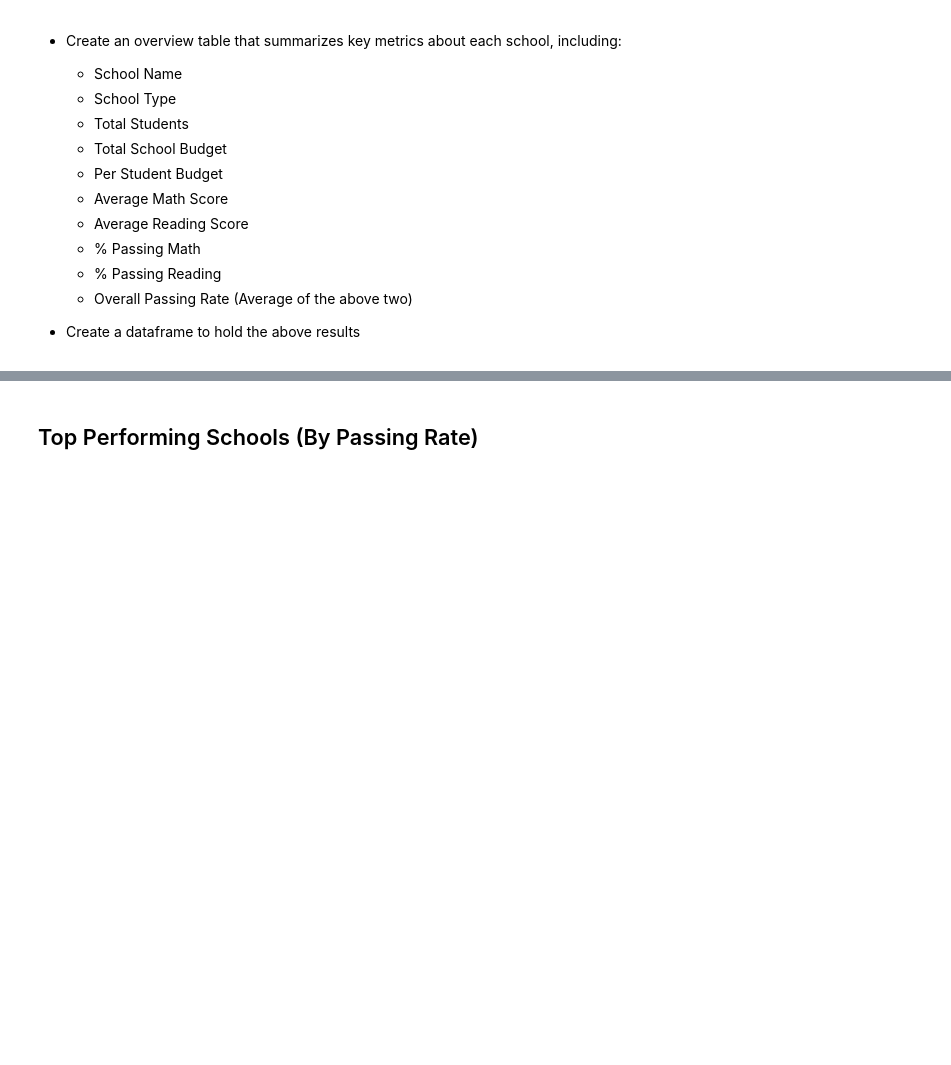
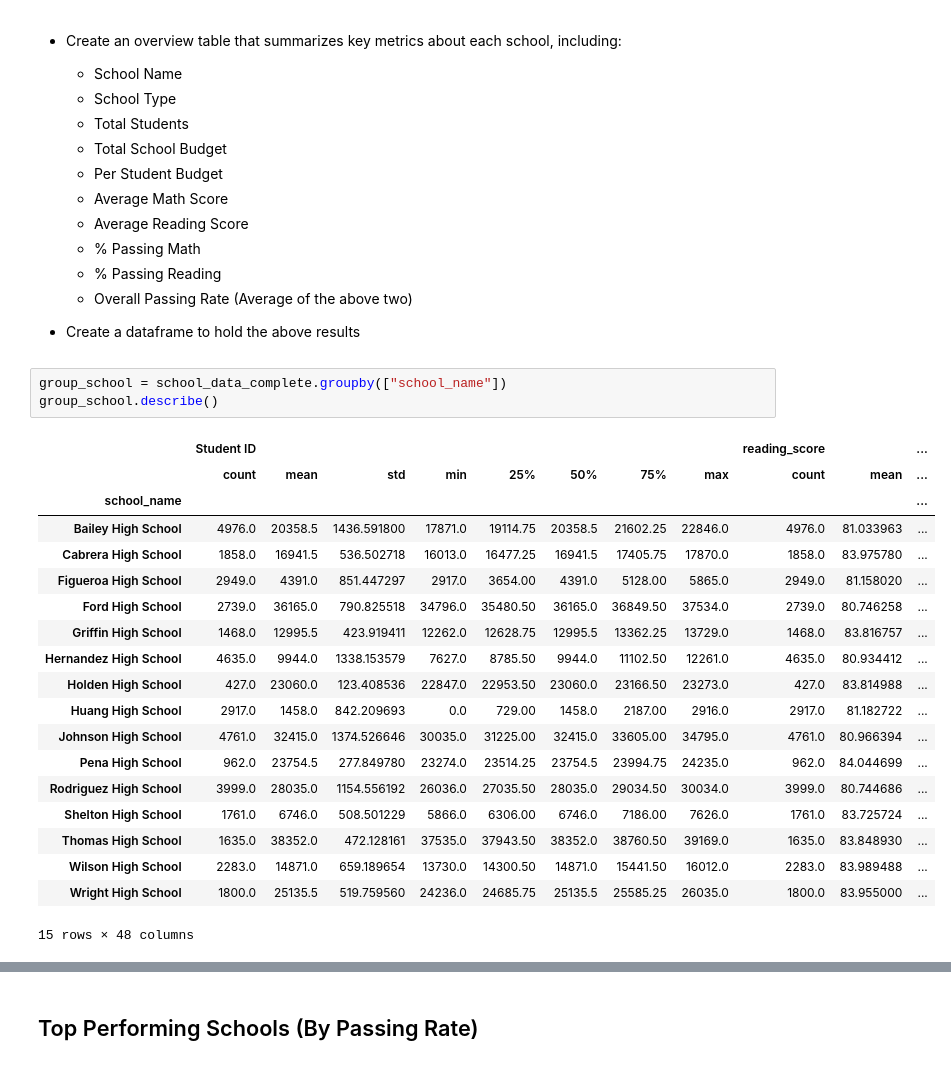
Before and after one commit to clayfranklin/PyCitySchools, a Jupyter notebook: Homework 4_PyCitySchools_PyCitySchools_starter.ipynb, the cells around one changed output, grey strips where cells are left out. Saved outputs shown, nothing was run; the diff lists cells and outputs as text; blank space fills up the shorter version.

```diff
--- a/Homework 4_PyCitySchools_PyCitySchools_starter.ipynb
+++ b/Homework 4_PyCitySchools_PyCitySchools_starter.ipynb
@@ -126,3 +126,26 @@ Summary_table
   * Overall Passing Rate (Average of the above two)
 
 * Create a dataframe to hold the above results
+# %%
+group_school = school_data_complete.groupby(["school_name"])
+group_school.describe()
+# %% [output]
+|  | Student ID |  |  |  |  |  |  |  | reading_score |  | ... |
+|  | count | mean | std | min | 25% | 50% | 75% | max | count | mean | ... |
+| school_name |  |  |  |  |  |  |  |  |  |  | ... |
+| Bailey High School | 4976.0 | 20358.5 | 1436.591800 | 17871.0 | 19114.75 | 20358.5 | 21602.25 | 22846.0 | 4976.0 | 81.033963 | ... |
+| Cabrera High School | 1858.0 | 16941.5 | 536.502718 | 16013.0 | 16477.25 | 16941.5 | 17405.75 | 17870.0 | 1858.0 | 83.975780 | ... |
+| Figueroa High School | 2949.0 | 4391.0 | 851.447297 | 2917.0 | 3654.00 | 4391.0 | 5128.00 | 5865.0 | 2949.0 | 81.158020 | ... |
+| Ford High School | 2739.0 | 36165.0 | 790.825518 | 34796.0 | 35480.50 | 36165.0 | 36849.50 | 37534.0 | 2739.0 | 80.746258 | ... |
+| Griffin High School | 1468.0 | 12995.5 | 423.919411 | 12262.0 | 12628.75 | 12995.5 | 13362.25 | 13729.0 | 1468.0 | 83.816757 | ... |
+| Hernandez High School | 4635.0 | 9944.0 | 1338.153579 | 7627.0 | 8785.50 | 9944.0 | 11102.50 | 12261.0 | 4635.0 | 80.934412 | ... |
+| Holden High School | 427.0 | 23060.0 | 123.408536 | 22847.0 | 22953.50 | 23060.0 | 23166.50 | 23273.0 | 427.0 | 83.814988 | ... |
+| Huang High School | 2917.0 | 1458.0 | 842.209693 | 0.0 | 729.00 | 1458.0 | 2187.00 | 2916.0 | 2917.0 | 81.182722 | ... |
+| Johnson High School | 4761.0 | 32415.0 | 1374.526646 | 30035.0 | 31225.00 | 32415.0 | 33605.00 | 34795.0 | 4761.0 | 80.966394 | ... |
+| Pena High School | 962.0 | 23754.5 | 277.849780 | 23274.0 | 23514.25 | 23754.5 | 23994.75 | 24235.0 | 962.0 | 84.044699 | ... |
+| Rodriguez High School | 3999.0 | 28035.0 | 1154.556192 | 26036.0 | 27035.50 | 28035.0 | 29034.50 | 30034.0 | 3999.0 | 80.744686 | ... |
+| Shelton High School | 1761.0 | 6746.0 | 508.501229 | 5866.0 | 6306.00 | 6746.0 | 7186.00 | 7626.0 | 1761.0 | 83.725724 | ... |
+| Thomas High School | 1635.0 | 38352.0 | 472.128161 | 37535.0 | 37943.50 | 38352.0 | 38760.50 | 39169.0 | 1635.0 | 83.848930 | ... |
+| Wilson High School | 2283.0 | 14871.0 | 659.189654 | 13730.0 | 14300.50 | 14871.0 | 15441.50 | 16012.0 | 2283.0 | 83.989488 | ... |
+| Wright High School | 1800.0 | 25135.5 | 519.759560 | 24236.0 | 24685.75 | 25135.5 | 25585.25 | 26035.0 | 1800.0 | 83.955000 | ... |
+15 rows × 48 columns
```
Also changed, not shown: parts of 4 cells of this notebook.
